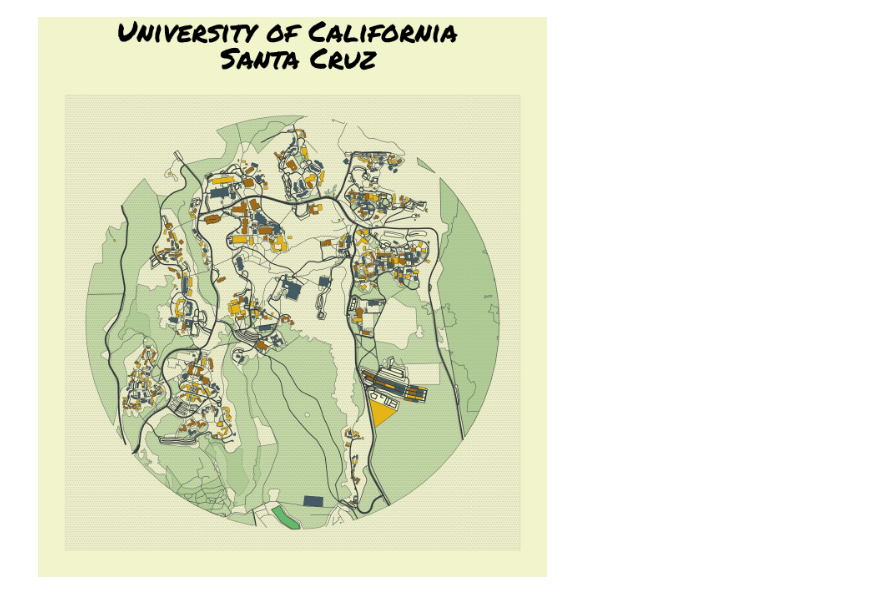
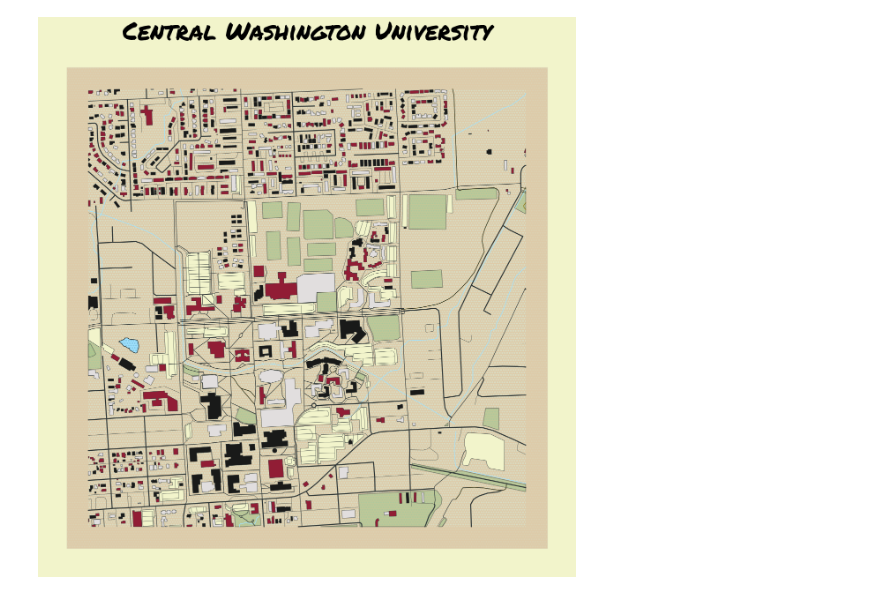
Before and after one commit to austinbreunig/prettymaps, a Jupyter notebook: notebooks/scratch.ipynb, the cells around one changed output. Saved outputs shown, nothing was run; the diff lists cells and outputs as text; code cells hidden in the pictures.

```diff
--- a/notebooks/scratch.ipynb
+++ b/notebooks/scratch.ipynb
@@ -3,27 +3,34 @@ import prettymaps
 from matplotlib.font_manager import FontProperties
 # %%
 font_fname = r'C:\GitHub\prettymaps\assets\PermanentMarker-Regular.ttf'
+# %%
+coords = '47.0037689942864, -120.54178443279979'
 # %%
 plot = prettymaps.plot(
-    '36.993683950002776, -122.05882597328052',
-    circle = True,
-    radius = 1100,
+    coords,
+    circle = False,
+    radius = 850,
     layers = {
         "green": {
             "tags": {
-                "landuse": "grass",
-                "natural": ["grassland", "wood"],
-                "leisure": ["park", "nature_reserve"]
+                "landuse": ["grass", 'recreation_ground', 'construction', 'farmland'],
+                "leisure": ['pitch', 'garden', 'fitness_centre', 'park']
             }
         },
         "water": {
             "tags": {
-                "natural": ["water", "bay"]
+                "natural": ["water", "bay"],
+
+            }
+        },
+        "stream": {
+            "tags": {
+                "waterway": ['stream', 'ditch']
             }
         },
         "parking": {
             "tags": {
-                "amenity": "parking",
+                "amenity": ["parking", "bicycle_parking", "motorcycle_parking"],
                 "highway": "pedestrian",
                 "man_made": "pier"
             }
@@ -33,42 +40,52 @@ plot = prettymaps.plot(
                 "motorway": 5,
                 "trunk": 5,
                 "primary": 4.5,
-                "secondary": 4,
+                "secondary": 2,
                 "tertiary": 3.5,
-                "residential": 3,
-                'service': 2.5,
-                'secondary_link': 3,
+                "residential": 2,
+                'service': 0.5,
+                'secondary_link': 2,
                 'cycleway': 2,
                 'track': 1,
                 'footway': 1,
                 'steps': 1,
                 'pedestrian': 1,
-                'living_street': 1
+                'tertiary': 1,
+                'pedestrian':1,
+                'path':1,
+
+
             }
         },
+        "trails": {
+            "tags": {
+                "highway": "path"
+                }
+            },
         "building": {
             "tags": {"building": True,
                      "building": ["university",
                                   "library",
-                                  "house",
+                                  "apartments",
+                                  "residential",
                                   "dormitory",
-                                  "industrial",
-                                  "roof",
-                                  "trailer",
-                                  "residential",
-                                  "apartments",
-                                  "service",
+                                  "stadium",
+                                  "church",
                                   "shed",
                                   "yes",
                                   "office",
-                                  ]},
+                                  'public'
+                                  ],
+                    "amenity": ["resturant", "community_centre"]
+                    },
         },
     },
     style = {
         "background": {
-            "fc": "#F2F4CB",
+            "fc": "#B26D5D",
             "ec": "#dadbc1",
             "hatch": "ooo...",
+            "alpha":0.3
         },
         "perimeter": {
             "fc": "#F2F4CB",
@@ -87,7 +104,7 @@ plot = prettymaps.plot(
         "parking": {
             "fc": "#F2F4CB",
             "ec": "#2F3737",
-            "lw": 1,
+            "lw": 0.5,
         },
         "streets": {
             "fc": "#2F3737",
@@ -97,9 +114,9 @@ plot = prettymaps.plot(
         },
         "building": {
             "palette": [
-                '#E5B517', # orange"#FFC857"
-                '#455B64', # red"#E9724C"
-                '#A06B18'  # dark red # "#C5283D"
+                '#911D35', # yellow
+                '#E1DEDE', # brown
+                '#191A19'  # grey/black
             ],
             "ec": "#2F3737",
             "lw": 0.5,
@@ -109,6 +126,16 @@ plot = prettymaps.plot(
             "ec": "#2F3737",
             "lw": 1,
             "alpha": 0.5
+        },
+        "trails": {
+            "fc": "#B0920D",
+            "ec": "#8E7814",
+            "lw": 1,
+            "linestyle": "dotted"
+        },
+        "stream": {
+            "ec": "#a1e3ff",
+            "lw": 1
         }
     }
 )
@@ -117,10 +144,10 @@ plot = prettymaps.plot(
 plot.fig.patch.set_facecolor('#F2F4CB')
 # Add title
 plot.ax.set_title(
-    'University of California \n Santa Cruz',
+    'Central Washington University',
     fontproperties = FontProperties(
         fname = font_fname,
-        size = 50
+        size = 40
     )
 )
 # %% [output]
@@ -128 +155 @@ Text(0.5, 1.0, 'University of California \n Santa Cruz')
-[figure, old version]
+[figure, new version]
```
Also changed, not shown: parts of 1 cell of this notebook, 48 other files.
